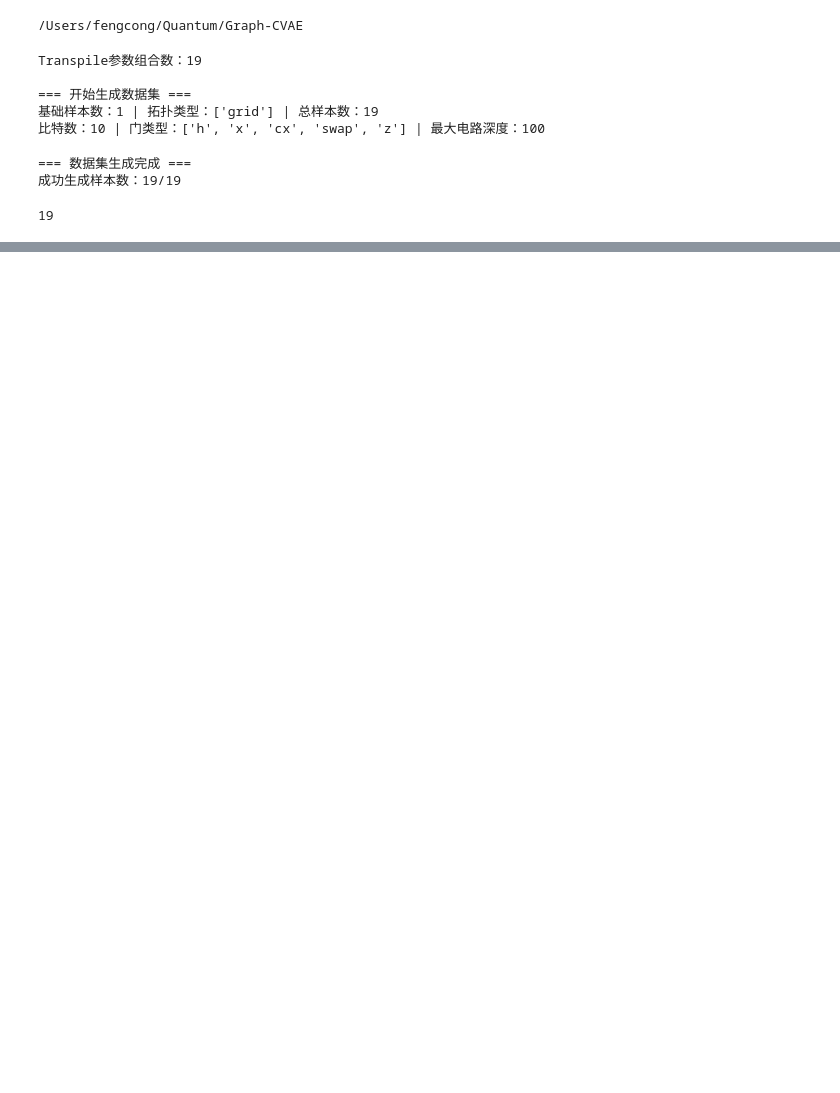
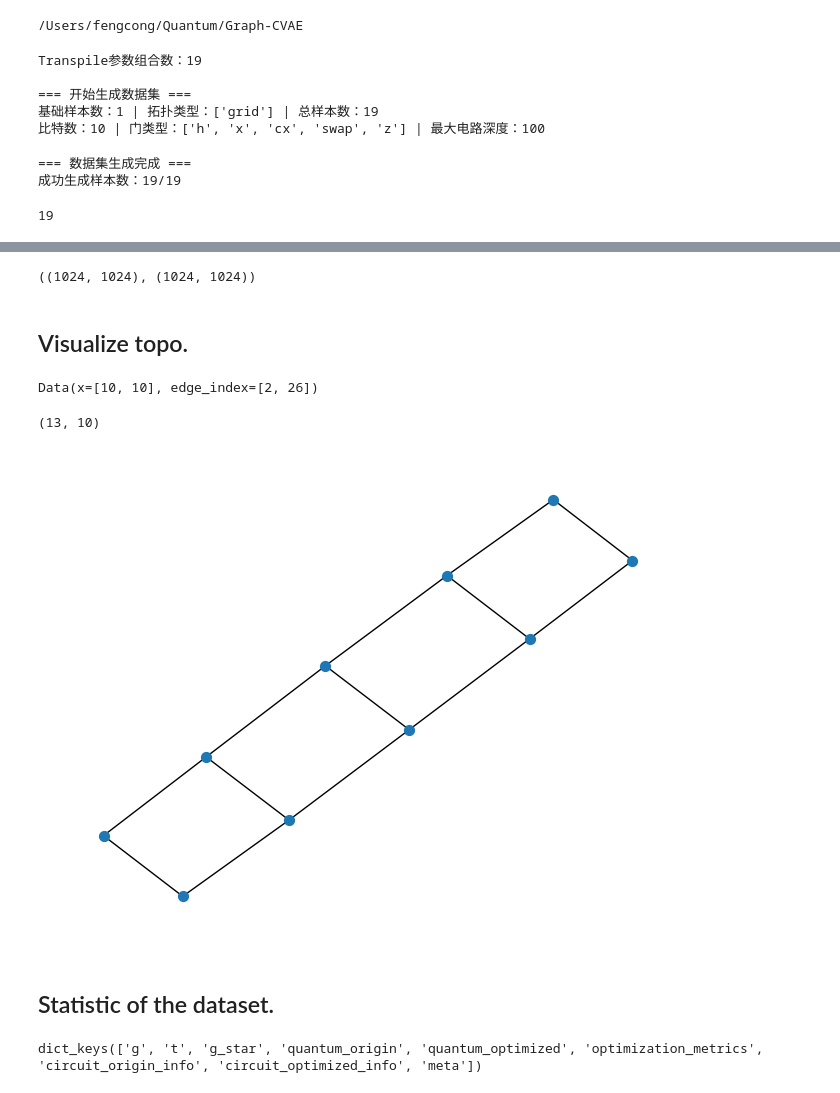
Before and after one commit to huawei-od-man/Graph-CVAE, a Jupyter notebook: tutorial/dataset.ipynb, the cells around one changed output, grey strips where cells are left out. Drawn from its saved outputs; the diff is of its cells as text; code cells hidden in the pictures; blank space fills up the shorter version.

```diff
--- a/tutorial/dataset.ipynb
+++ b/tutorial/dataset.ipynb
@@ -47,0 +50,3 @@ dataset[3]
+# %%
+sample = dataset[1]
+g, g_star, t = sample['g'], sample['g_star'], sample['t']
@@ -47,0 +122,30 @@ dataset[3]
+# %%
+optimized_um.shape, origin_um.shape
+# %% [output]
+((1024, 1024), (1024, 1024))
+# %% [markdown]
+## Visualize topo.
+# %%
+topo_data = sample['t']
+topo_data
+# %% [output]
+Data(x=[10, 10], edge_index=[2, 26])
+# %%
+from torch_geometric.utils import to_networkx
+
+topo_g = to_networkx(topo_data, to_undirected=True)
+topo_g.number_of_edges(), topo_g.number_of_nodes()
+# %% [output]
+(13, 10)
+# %%
+import networkx as nx
+
+nx.draw(topo_g, node_size=50) # 2x5 grid
+# %% [output]
+[figure, added]
+# %% [markdown]
+## Statistic of the dataset.
+# %%
+sample.keys()
+# %% [output]
+dict_keys(['g', 't', 'g_star', 'quantum_origin', 'quantum_optimized', 'optimization_metrics', 'circuit_origin_info', 'circuit_optimized_info', 'meta'])
```
Also changed, not shown: parts of 9 cells of this notebook, 3 other files.
